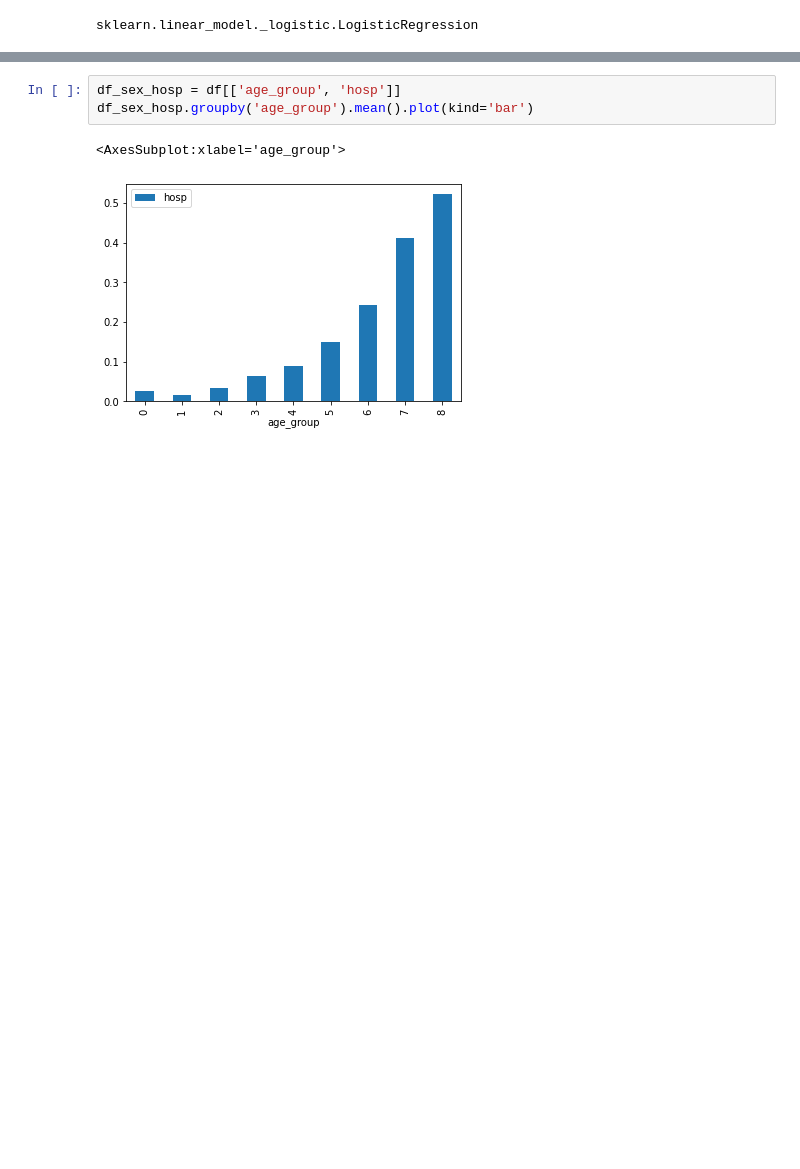
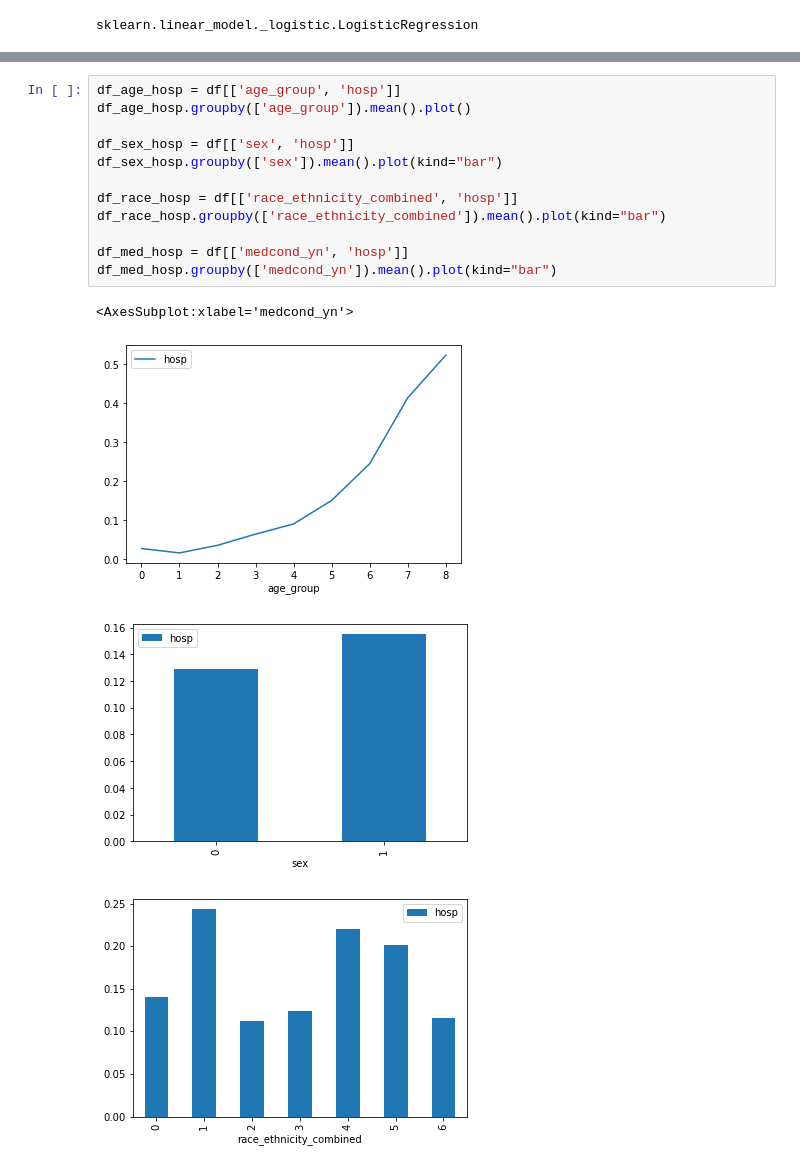
Before and after one commit to coderbydesign/covid-predictive-analytics, a Jupyter notebook: covid-hospitalization.ipynb, the cells around one changed output, grey strips where cells are left out. Cells and saved outputs as stored; diff of their text form; blank space fills up the shorter version.

Commit message:
Adds additional plots to both notebooks

```diff
--- a/covid-hospitalization.ipynb
+++ b/covid-hospitalization.ipynb
@@ -176,6 +176,17 @@ Probability of hospitalization: 1.124976587559419
 # %%
-df_sex_hosp = df[['age_group', 'hosp']]
-df_sex_hosp.groupby('age_group').mean().plot(kind='bar')
+df_age_hosp = df[['age_group', 'hosp']]
+df_age_hosp.groupby(['age_group']).mean().plot()
+
+df_sex_hosp = df[['sex', 'hosp']]
+df_sex_hosp.groupby(['sex']).mean().plot(kind="bar")
+
+df_race_hosp = df[['race_ethnicity_combined', 'hosp']]
+df_race_hosp.groupby(['race_ethnicity_combined']).mean().plot(kind="bar")
+
+df_med_hosp = df[['medcond_yn', 'hosp']]
+df_med_hosp.groupby(['medcond_yn']).mean().plot(kind="bar")
 # %% [output]
-<AxesSubplot:xlabel='age_group'>
+<AxesSubplot:xlabel='medcond_yn'>
-[figure, old version]
+[figure, new version]
+[figure, added]
+[figure, added]
```
Also changed, not shown: parts of 2 cells of this notebook, 1 other file.
